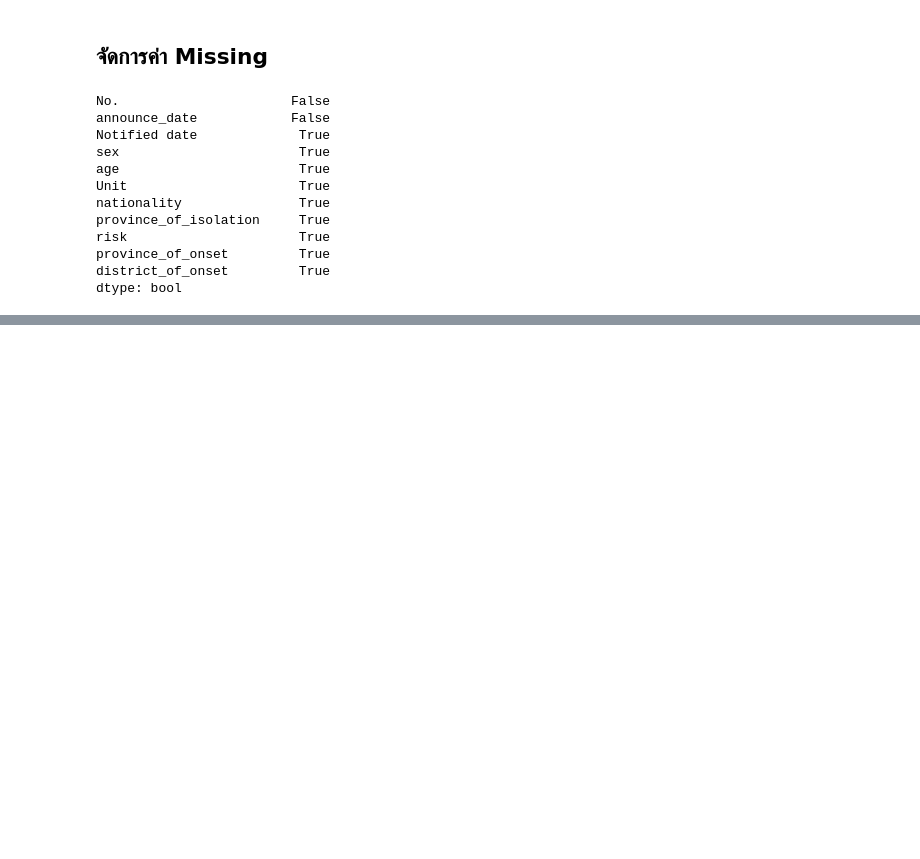
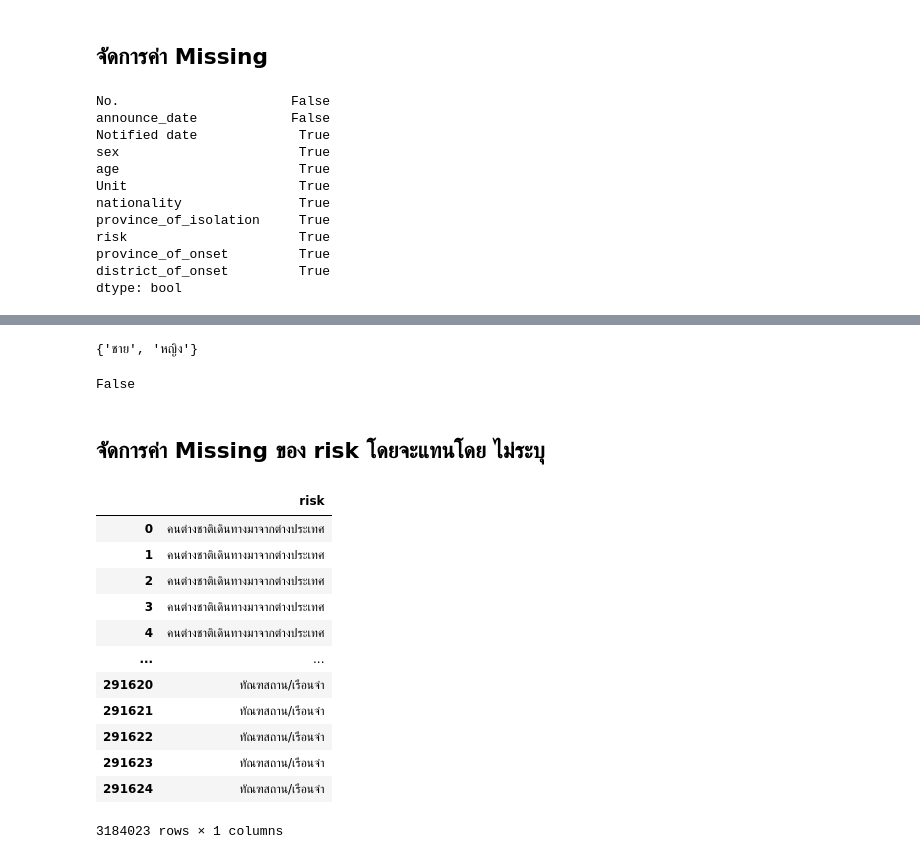
Before and after one commit to kittimaxz/data_viz_2022, a Jupyter notebook: Project.ipynb, the cells around one changed output, grey strips where cells are left out. Cells and saved outputs as stored; diff of their text form; code cells hidden in the pictures; blank space fills up the shorter version.

```diff
--- a/Project.ipynb
+++ b/Project.ipynb
@@ -240,0 +315,38 @@ dtype: bool
+# %%
+# แก้ข้อมูลที่ผิดให้อยู่ในรูปแบบเดียวกัน
+data_covid['sex'].replace({'\xa0หญิง':'หญิง',
+                            'ช':'ชาย',
+                            'ญ':'หญิง',
+                            'นาย':'ชาย',
+                            'ร.ต.ท.':'ชาย',
+                            'หญง':'หญิง',
+                            'หญิิง':'หญิง',
+                            'หณิง':'หญิง',
+                            'หห':'หญิง'}, inplace=True)
+# %%
+set(data_covid['sex'])
+# %% [output]
+{'ชาย', 'หญิง'}
+# %%
+data_covid['sex'].isnull().any()
+# %% [output]
+False
+# %% [markdown]
+## จัดการค่า Missing ของ risk โดยจะแทนโดย ไม่ระบุ
+# %%
+data_covid[['risk']] = data_covid[['risk']].fillna(value={'risk':'ไม่ระบุ'}) # แทนค่า mode ในค่า missing
+data_covid[['risk']]
+# %% [output]
+|  | risk |
+| 0 | คนต่างชาติเดินทางมาจากต่างประเทศ |
+| 1 | คนต่างชาติเดินทางมาจากต่างประเทศ |
+| 2 | คนต่างชาติเดินทางมาจากต่างประเทศ |
+| 3 | คนต่างชาติเดินทางมาจากต่างประเทศ |
+| 4 | คนต่างชาติเดินทางมาจากต่างประเทศ |
+| ... | ... |
+| 291620 | ทัณฑสถาน/เรือนจำ |
+| 291621 | ทัณฑสถาน/เรือนจำ |
+| 291622 | ทัณฑสถาน/เรือนจำ |
+| 291623 | ทัณฑสถาน/เรือนจำ |
+| 291624 | ทัณฑสถาน/เรือนจำ |
+3184023 rows × 1 columns
```
Also changed, not shown: parts of 12 cells of this notebook.
